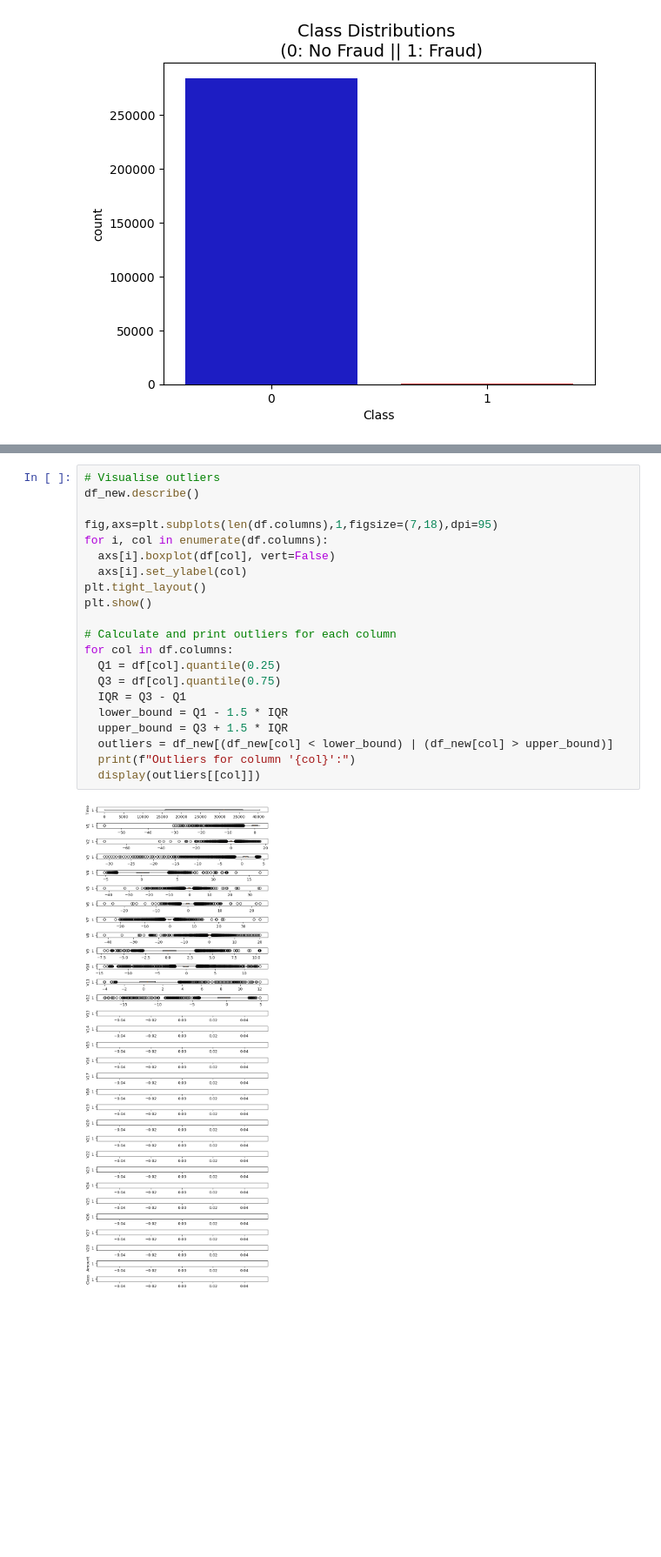
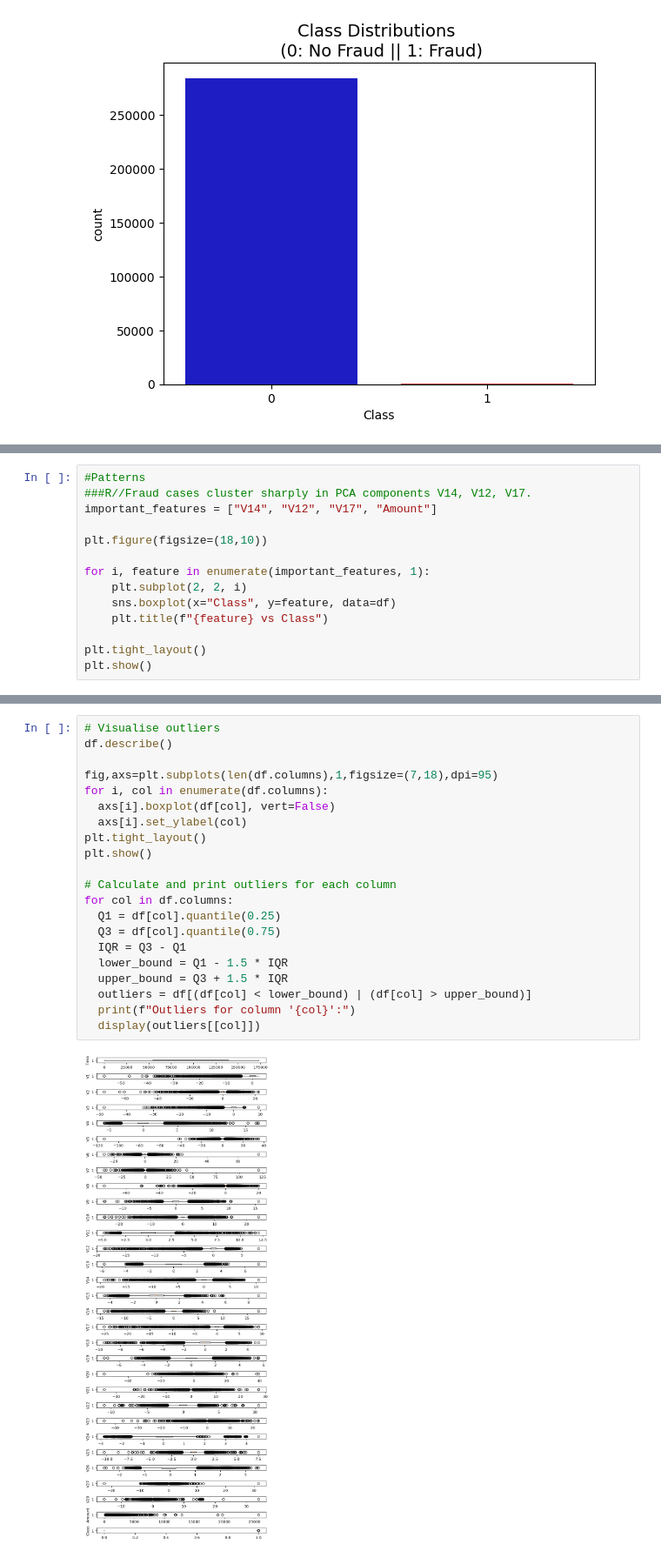
Before and after one commit to KrisDA-1/ML.Fraud_Detection, a Jupyter notebook: ML_FinalAssessment.ipynb, the cells around one changed output, grey strips where cells are left out. Shown at 87% size. Drawn from its saved outputs; the diff is of its cells as text; blank space fills up the shorter version.

```diff
--- a/ML_FinalAssessment.ipynb
+++ b/ML_FinalAssessment.ipynb
@@ -208,0 +263,14 @@ Text(0.5, 1.0, 'Class Distributions \n (0: No Fraud || 1: Fraud)')
+# %%
+#Patterns
+###R//Fraud cases cluster sharply in PCA components V14, V12, V17.
+important_features = ["V14", "V12", "V17", "Amount"]
+
+plt.figure(figsize=(18,10))
+
+for i, feature in enumerate(important_features, 1):
+    plt.subplot(2, 2, i)
+    sns.boxplot(x="Class", y=feature, data=df)
+    plt.title(f"{feature} vs Class")
+
+plt.tight_layout()
+plt.show()
@@ -209,26 +279,26 @@ Text(0.5, 1.0, 'Class Distributions \n (0: No Fraud || 1: Fraud)')
 # %%
 # Visualise outliers
-df_new.describe()
+df.describe()
 
 fig,axs=plt.subplots(len(df.columns),1,figsize=(7,18),dpi=95)
 for i, col in enumerate(df.columns):
   axs[i].boxplot(df[col], vert=False)
   axs[i].set_ylabel(col)
 plt.tight_layout()
 plt.show()
 
 # Calculate and print outliers for each column
 for col in df.columns:
   Q1 = df[col].quantile(0.25)
   Q3 = df[col].quantile(0.75)
   IQR = Q3 - Q1
   lower_bound = Q1 - 1.5 * IQR
   upper_bound = Q3 + 1.5 * IQR
-  outliers = df_new[(df_new[col] < lower_bound) | (df_new[col] > upper_bound)]
+  outliers = df[(df[col] < lower_bound) | (df[col] > upper_bound)]
   print(f"Outliers for column '{col}':")
   display(outliers[[col]])
 # %% [output]
-[figure, old version]
+[figure, new version]
 Outliers for column 'Time':
 |  | Time |
 Outliers for column 'V1':
```
Also changed, not shown: parts of 14 cells of this notebook.
